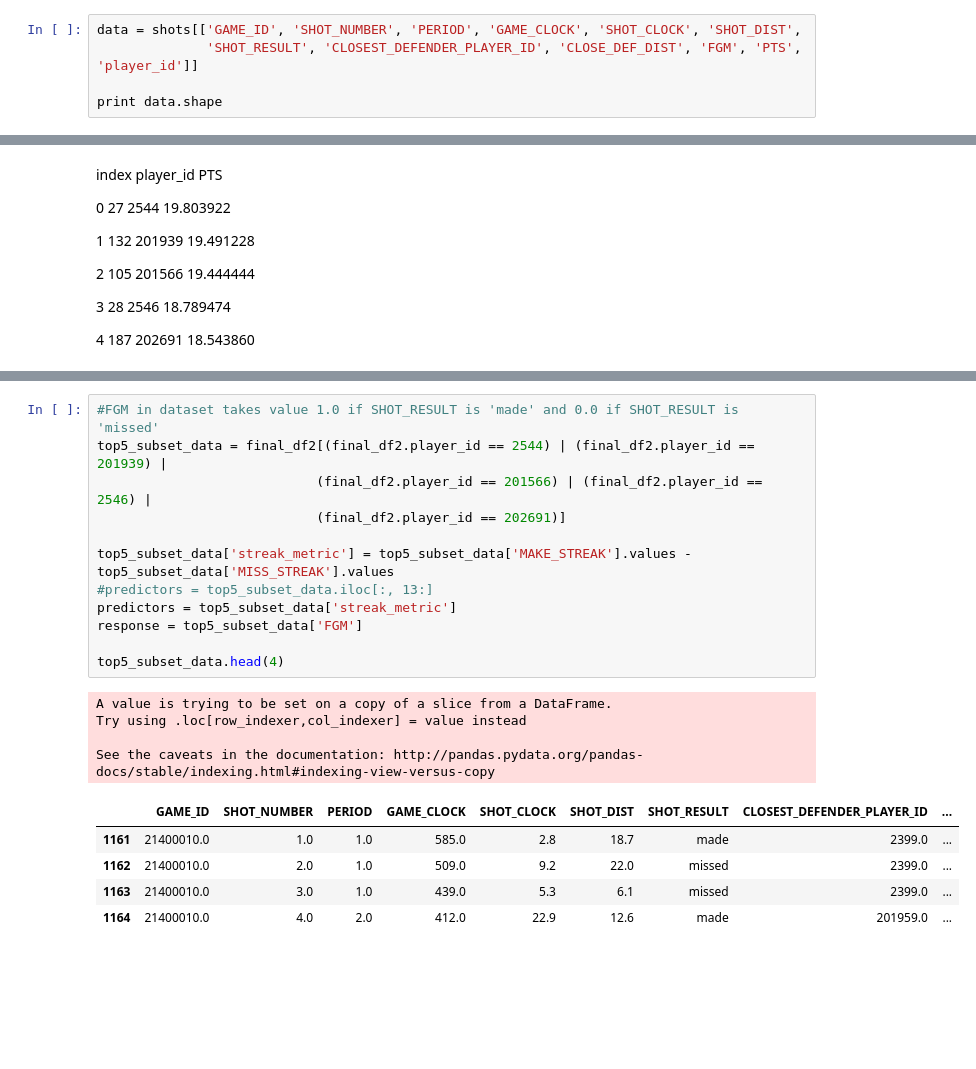
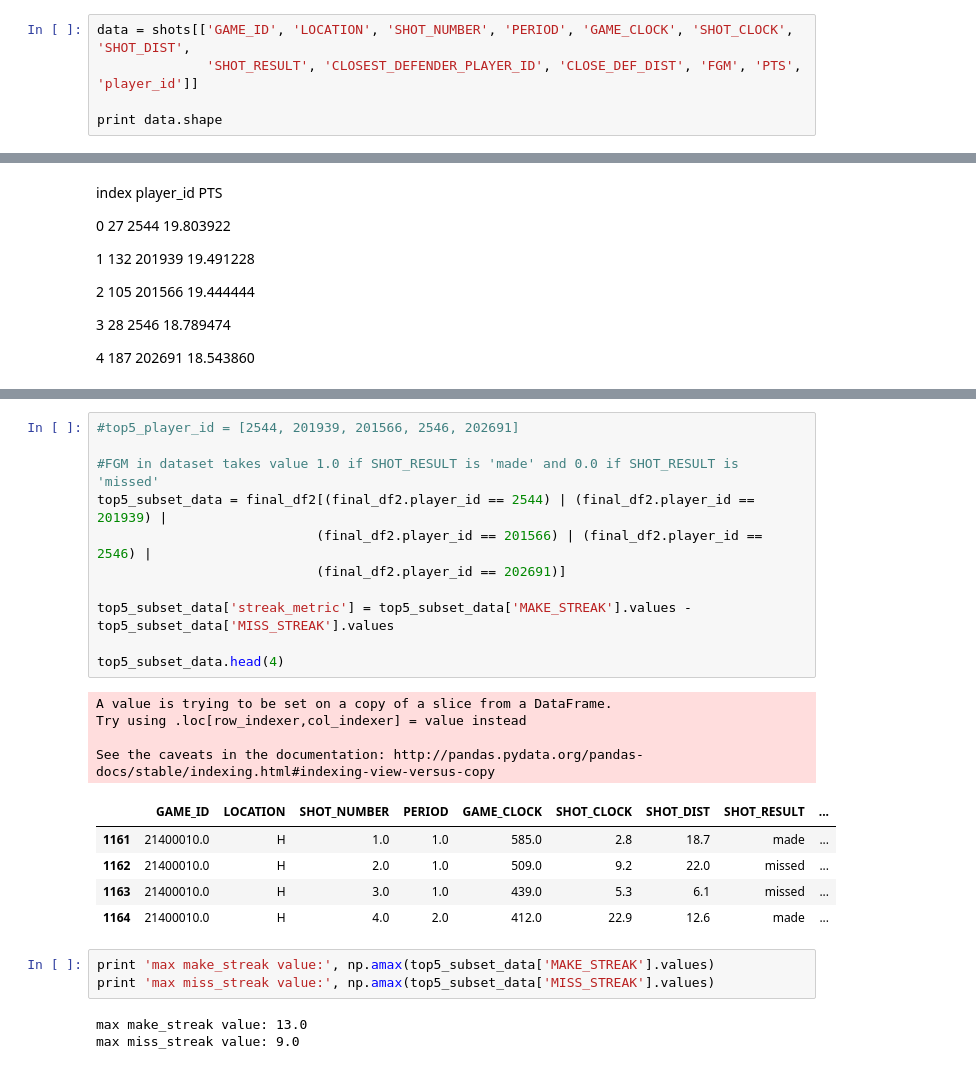
Before and after one commit to liangzecai/CS109a-Identify-HotHand, a Jupyter notebook: Zainab_Milestone4.ipynb, the cells around one changed output, grey strips where cells are left out. Drawn from its saved outputs; the diff is of its cells as text; blank space fills up the shorter version.

```diff
--- a/Zainab_Milestone4.ipynb
+++ b/Zainab_Milestone4.ipynb
@@ -34,7 +34,7 @@ dimensions of dataset: (128069, 21)
 | 2 | 21400899 | MAR 04, 2015 - CHA @ BKN | A | W | 24 | 3 | 1 | 0:00 | NaN | ... |
 3 rows × 21 columns
 # %%
-data = shots[['GAME_ID', 'SHOT_NUMBER', 'PERIOD', 'GAME_CLOCK', 'SHOT_CLOCK', 'SHOT_DIST',
+data = shots[['GAME_ID', 'LOCATION', 'SHOT_NUMBER', 'PERIOD', 'GAME_CLOCK', 'SHOT_CLOCK', 'SHOT_DIST',
               'SHOT_RESULT', 'CLOSEST_DEFENDER_PLAYER_ID', 'CLOSE_DEF_DIST', 'FGM', 'PTS', 'player_id']]
 
 print data.shape
@@ -811,22 +803,27 @@ final_df2.head(3)
 # %%
+#top5_player_id = [2544, 201939, 201566, 2546, 202691]
+
 #FGM in dataset takes value 1.0 if SHOT_RESULT is 'made' and 0.0 if SHOT_RESULT is 'missed'
 top5_subset_data = final_df2[(final_df2.player_id == 2544) | (final_df2.player_id == 201939) |
                             (final_df2.player_id == 201566) | (final_df2.player_id == 2546) |
                             (final_df2.player_id == 202691)]
 
 top5_subset_data['streak_metric'] = top5_subset_data['MAKE_STREAK'].values - top5_subset_data['MISS_STREAK'].values
-#predictors = top5_subset_data.iloc[:, 13:]
-predictors = top5_subset_data['streak_metric']
-response = top5_subset_data['FGM']
 
 top5_subset_data.head(4)
 # %% [output]
 A value is trying to be set on a copy of a slice from a DataFrame.
 Try using .loc[row_indexer,col_indexer] = value instead
 
 See the caveats in the documentation: http://pandas.pydata.org/pandas-docs/stable/indexing.html#indexing-view-versus-copy
-|  | GAME_ID | SHOT_NUMBER | PERIOD | GAME_CLOCK | SHOT_CLOCK | SHOT_DIST | SHOT_RESULT | CLOSEST_DEFENDER_PLAYER_ID | ... |
-| 1161 | 21400010.0 | 1.0 | 1.0 | 585.0 | 2.8 | 18.7 | made | 2399.0 | ... |
-| 1162 | 21400010.0 | 2.0 | 1.0 | 509.0 | 9.2 | 22.0 | missed | 2399.0 | ... |
-| 1163 | 21400010.0 | 3.0 | 1.0 | 439.0 | 5.3 | 6.1 | missed | 2399.0 | ... |
-| 1164 | 21400010.0 | 4.0 | 2.0 | 412.0 | 22.9 | 12.6 | made | 201959.0 | ... |
+|  | GAME_ID | LOCATION | SHOT_NUMBER | PERIOD | GAME_CLOCK | SHOT_CLOCK | SHOT_DIST | SHOT_RESULT | ... |
+| 1161 | 21400010.0 | H | 1.0 | 1.0 | 585.0 | 2.8 | 18.7 | made | ... |
+| 1162 | 21400010.0 | H | 2.0 | 1.0 | 509.0 | 9.2 | 22.0 | missed | ... |
+| 1163 | 21400010.0 | H | 3.0 | 1.0 | 439.0 | 5.3 | 6.1 | missed | ... |
+| 1164 | 21400010.0 | H | 4.0 | 2.0 | 412.0 | 22.9 | 12.6 | made | ... |
+# %%
+print 'max make_streak value:', np.amax(top5_subset_data['MAKE_STREAK'].values)
+print 'max miss_streak value:', np.amax(top5_subset_data['MISS_STREAK'].values)
+# %% [output]
+max make_streak value: 13.0
+max miss_streak value: 9.0
```
Also changed, not shown: parts of 15 cells of this notebook.
